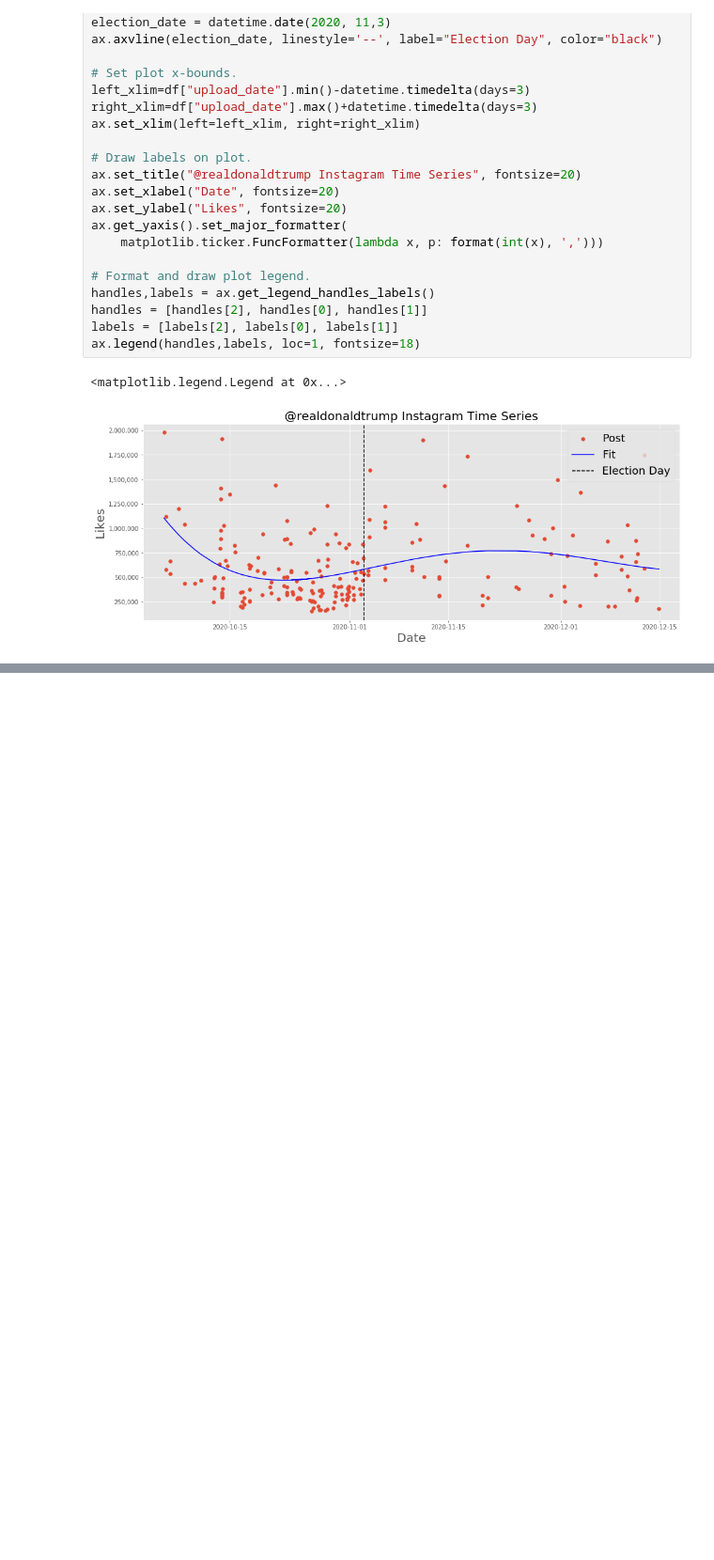
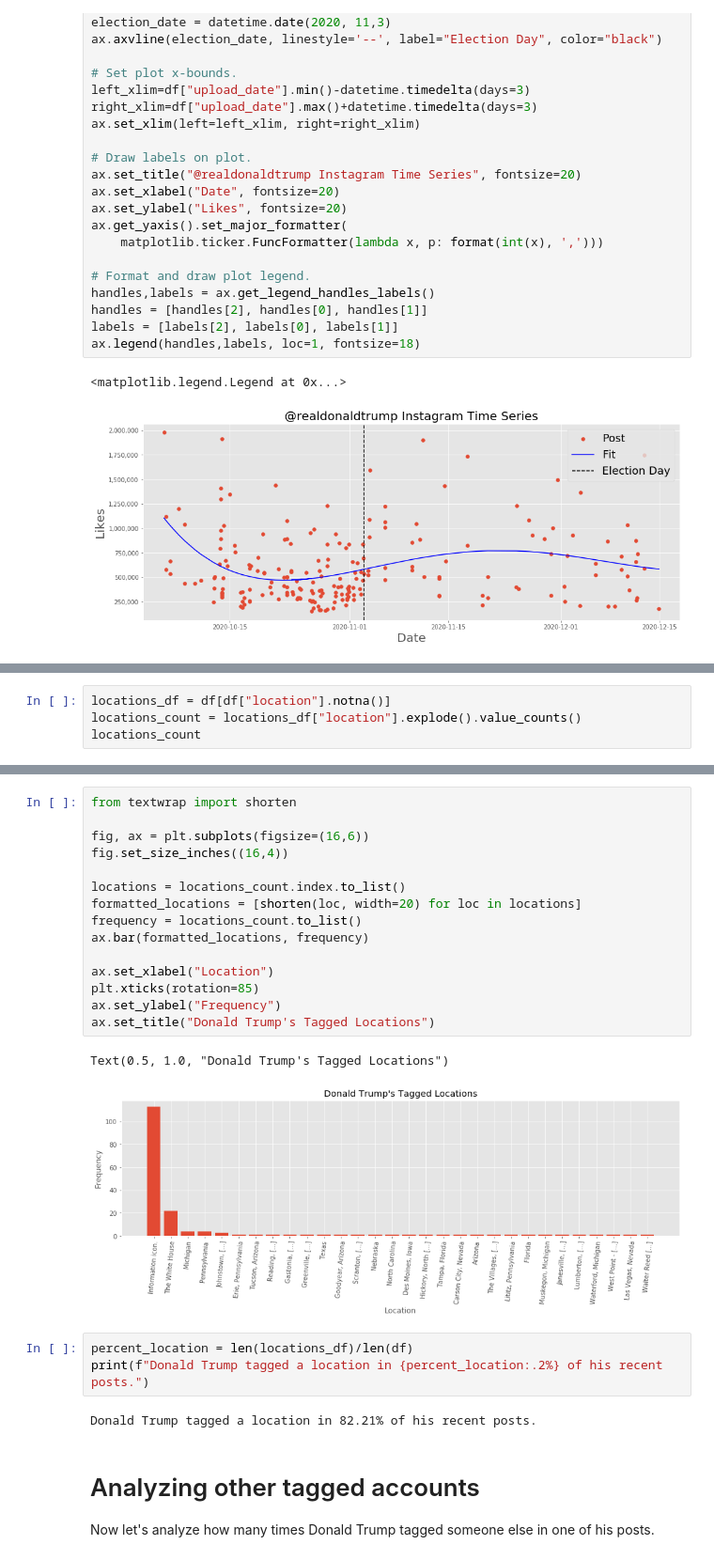
Before and after one commit to chris-greening/instascrape, a Jupyter notebook: tutorial/examples/Donald Trump/Donald Trump.ipynb, the cells around one changed output, grey strips where cells are left out. Shown at 94% size. Drawn from its saved outputs; the diff is of its cells as text; blank space fills up the shorter version.

Commit message:
add: added hashtag, tagged user, and location analysis

```diff
--- a/tutorial/examples/Donald Trump/Donald Trump.ipynb
+++ b/tutorial/examples/Donald Trump/Donald Trump.ipynb
@@ -126,0 +118,4 @@ Name: location, Length: 171, dtype: object
+# %%
+locations_df = df[df["location"].notna()]
+locations_count = locations_df["location"].explode().value_counts()
+locations_count
@@ -126,0 +140,27 @@ Name: location, Length: 171, dtype: object
+# %%
+from textwrap import shorten
+
+fig, ax = plt.subplots(figsize=(16,6))
+fig.set_size_inches((16,4))
+
+locations = locations_count.index.to_list()
+formatted_locations = [shorten(loc, width=20) for loc in locations]
+frequency = locations_count.to_list()
+ax.bar(formatted_locations, frequency)
+
+ax.set_xlabel("Location")
+plt.xticks(rotation=85)
+ax.set_ylabel("Frequency")
+ax.set_title("Donald Trump's Tagged Locations")
+# %% [output]
+Text(0.5, 1.0, "Donald Trump's Tagged Locations")
+[figure, added]
+# %%
+percent_location = len(locations_df)/len(df)
+print(f"Donald Trump tagged a location in {percent_location:.2%} of his recent posts.")
+# %% [output]
+Donald Trump tagged a location in 82.21% of his recent posts.
+# %% [markdown]
+# Analyzing other tagged accounts
+
+Now let's analyze how many times Donald Trump tagged someone else in one of his posts.
```
Also changed, not shown: parts of 10 cells of this notebook.
